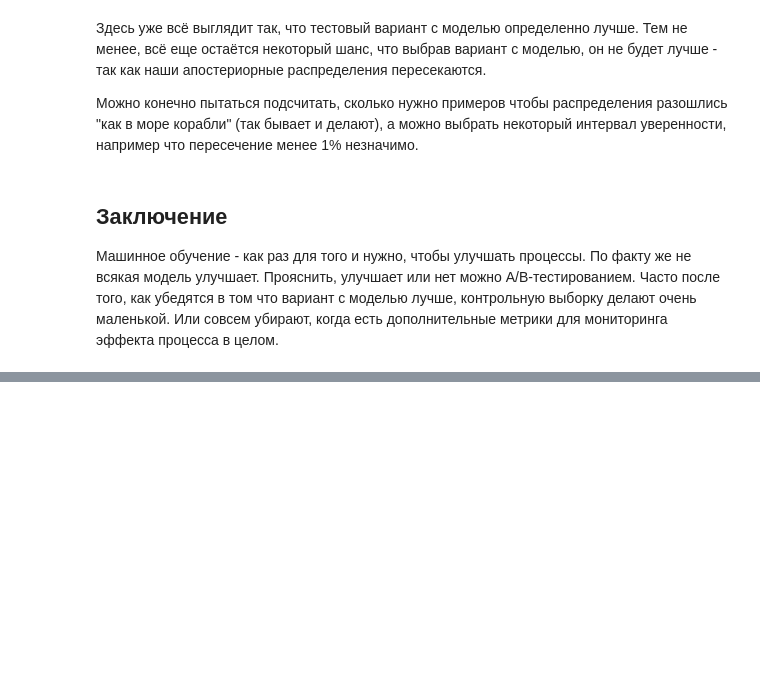
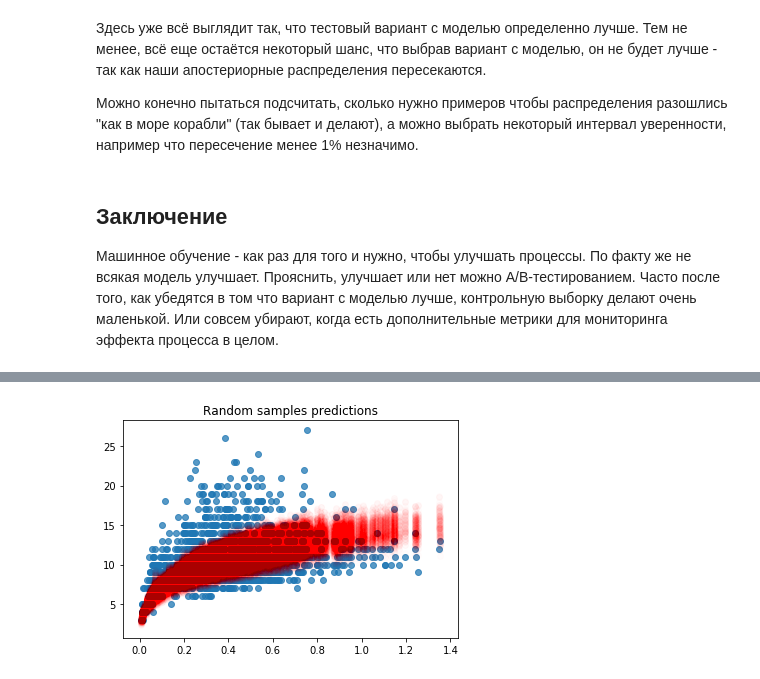
Before and after one commit to timeseries-ru/course, a Jupyter notebook: day_5.ipynb, the cells around one changed output, grey strips where cells are left out. Saved outputs shown, nothing was run; the diff lists cells and outputs as text; code cells hidden in the pictures; blank space fills up the shorter version.

```diff
--- a/day_5.ipynb
+++ b/day_5.ipynb
@@ -508,0 +601,7 @@ plot_beta(test_errors + new_test_errors, test_size + new_test_size - test_errors
+# %%
+plt.title('Random samples predictions')
+plt.scatter(male['shucked weight'], male[target], alpha=0.75, label='Original')
+for _ in range(100):
+    plt.scatter(male['shucked weight'], male_predict(male, operation=np.random.choice), c='red', alpha=0.01);
+# %% [output]
+[figure, added]
```
Also changed, not shown: parts of 9 cells of this notebook.
